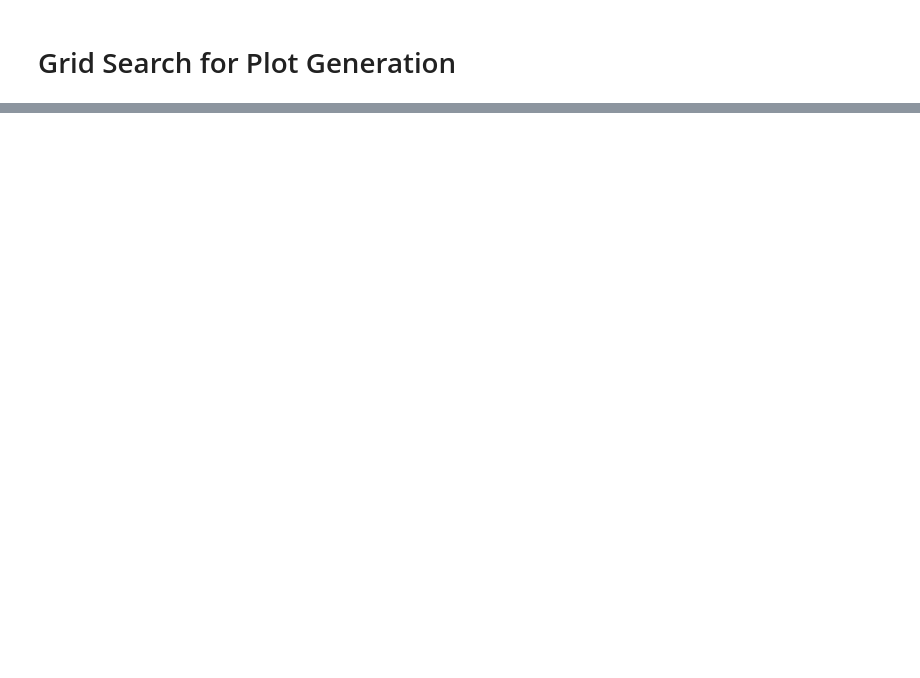
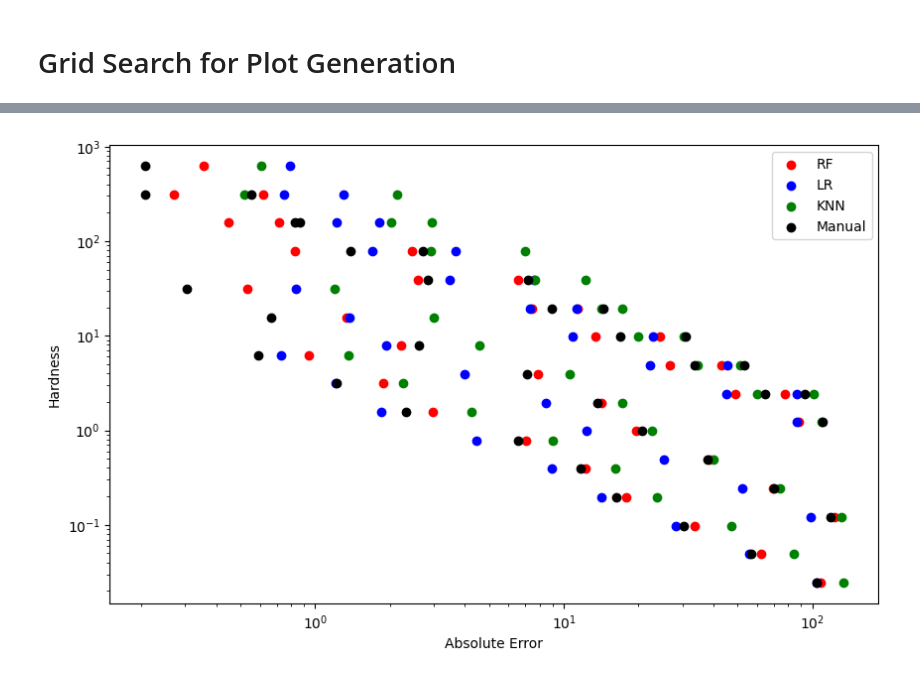
Before and after one commit to HebuPatil/nonlinear-diff-causalinf, a Jupyter notebook: plotgen.ipynb, the cells around one changed output, grey strips where cells are left out. Drawn from its saved outputs; the diff is of its cells as text; code cells hidden in the pictures; blank space fills up the shorter version.

```diff
--- a/plotgen.ipynb
+++ b/plotgen.ipynb
@@ -71,6 +79,11 @@ orig_reconstruct["feature"] = orig_reconstruct["feature"].apply(ast.literal_eval
 orig_reconstruct["feature"] = orig_reconstruct["feature"].apply(lambda x: x[-1:] + x[:-1])
 
 #grid search features and sample sizes (brute force all and get array of all combination [ratio, hardness])
+
+all_rfv = []
+all_rlv = []
+all_knv = []
+all_msv = []
 
 results = []
 for feature_size in all_features:
@@ -92,23 +105,34 @@ for feature_size in all_features:
         rf.fit(list(sample_set['feature']), sample_set['label'])
         lr = LogisticRegression(random_state=42)
         lr.fit(list(sample_set['feature']), sample_set['label'])
+        knn = KNeighborsClassifier() ###
+        knn.fit(list(sample_set['feature']), sample_set['label']) ###
+
 
         # ---- Calculate all 3 Error Rates ----
         print("Calculating Sample Manual and Proba Error Rates")
-        manual_sample, rf_sample, lr_sample = manual_error_rate(sample_set, models=[rf, lr], proba=True, diag=False)
+        manual_sample, rf_sample, lr_sample, knn_sample = manual_error_rate(sample_set, models=[rf, lr, knn], proba=True, diag=False)
         manual_sample = repopulate_sample(manual_sample, total_manual)
         rf_sample = repopulate_sample(rf_sample, total_manual, model=rf)
         lr_sample = repopulate_sample(lr_sample, total_manual, model=lr)
+        knn_sample = repopulate_sample(knn_sample, total_manual, model=knn)
 
         rf_vs_mt = np.sum((total_manual[:, 1] - rf_sample[:, 1]) ** 2)
         lr_vs_mt = np.sum((total_manual[:, 1] - lr_sample[:, 1]) ** 2)
+        knn_vs_mt = np.sum((total_manual[:, 1] - knn_sample[:, 1]) ** 2)
         ms_vs_mt = np.sum((total_manual[:, 1] - manual_sample[:, 1]) ** 2)
+
+        all_rfv.append(rf_vs_mt)
+        all_rlv.append(lr_vs_mt)
+        all_knv.append(knn_vs_mt)
+        all_msv.append(ms_vs_mt)
 
         rf_ratio = rf_vs_mt / ms_vs_mt
         lr_ratio = lr_vs_mt / ms_vs_mt
+        knn_ratio = knn_vs_mt / ms_vs_mt
         hardness = sample_size / (2 ** feature_size)
-        print(f"-> RF Ratio: {rf_ratio:.2f}, LR Ratio: {lr_ratio:.2f}, Hardness: {hardness:.2f}")
-        results.append([feature_size, sample_size, rf_ratio, lr_ratio, hardness])
+        print(f"-> RF Ratio: {rf_ratio:.2f}, LR Ratio: {lr_ratio:.2f}, KNN Ratio: {knn_ratio:.2f}, Hardness: {hardness:.2f}")
+        results.append([feature_size, sample_size, rf_ratio, lr_ratio, knn_ratio, hardness])
 
     print()
 # %% [output]
@@ -150,3 +174,27 @@ Calculating Sample Manual and Proba Error Rates
+# %%
+#plot absolute values of allrfv, allrlv, allknv, allmsv vs hardness and plot them in different colors
+
+results = np.array(results)
+all_rfv = np.array(all_rfv)
+all_rlv = np.array(all_rlv)
+all_knv = np.array(all_knv)
+all_msv = np.array(all_msv)
+
+plt.figure(figsize=(10, 6))
+plt.scatter(abs(all_rfv), results[:, 5], color='red', label='RF')
+plt.scatter(abs(all_rlv), results[:, 5], color='blue', label='LR')
+plt.scatter(abs(all_knv), results[:, 5], color='green', label='KNN')
+plt.scatter(abs(all_msv), results[:, 5], color='black', label='Manual')
+plt.xlabel('Absolute Error')
+plt.ylabel('Hardness')
+#log scale
+plt.xscale('log')
+plt.yscale('log')
+
+plt.legend()
+plt.show()
+# %% [output]
+[figure, added]
 # %%
 np_results = np.array(results)
 
```
Also changed, not shown: parts of 4 cells of this notebook.
